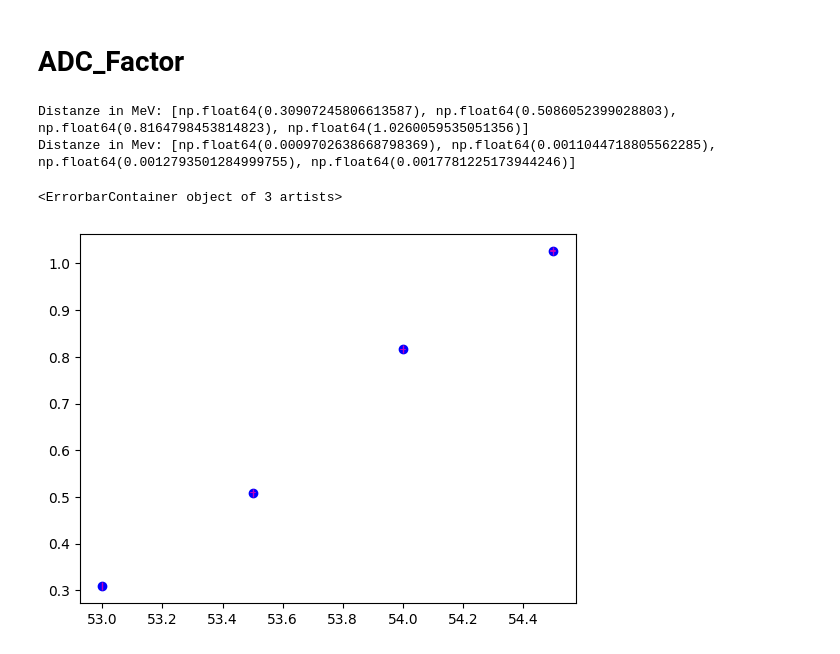
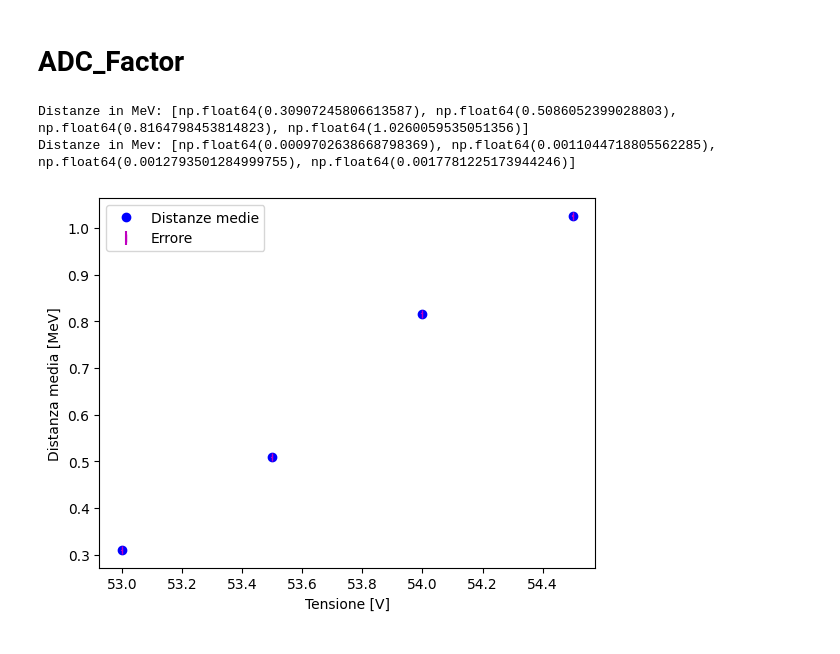
Before and after one commit to Pavar0tty/Laboratorio_SiPM, a Jupyter notebook: Analisi/Parte 1/Analisi Pettine/analisi_pettine(vero).ipynb, the cells around one changed output. Drawn from its saved outputs; the diff is of its cells as text; code cells hidden in the pictures.

```diff
--- a/Analisi/Parte 1/Analisi Pettine/analisi_pettine(vero).ipynb
+++ b/Analisi/Parte 1/Analisi Pettine/analisi_pettine(vero).ipynb
@@ -437,15 +437,18 @@ def ADC_factor():
 # %%
 Dist_MeV = [ peaks[i] * ADC_factor() /1.6e-13 for i in range(len(peaks)) ]
 Dist_MeV_err = [ peaks_err[i] * ADC_factor() /1.6e-13 for i in range(len(peaks)) ]
 print("Distanze in MeV:", Dist_MeV)
 print("Distanze in Mev:", Dist_MeV_err)
 
 fig, ax = plt.subplots()
 
 plt.plot([53, 53.5, 54, 54.5], Dist_MeV, 'o', color='blue', label='Distanze medie')
-ax.errorbar([53, 53.5, 54, 54.5], Dist_MeV, yerr=Dist_MeV_err,fmt = '|', elinewidth= 50, color='m', label='Distanze medie con errore')
+ax.errorbar([53, 53.5, 54, 54.5], Dist_MeV, yerr=Dist_MeV_err,fmt = '|', color='m', label='Errore')
+ax.set_xlabel('Tensione [V]')
+ax.set_ylabel('Distanza media [MeV]')
+plt.legend()
+plt.show()
 # %% [output]
 Distanze in MeV: [np.float64(0.30907245806613587), np.float64(0.5086052399028803), np.float64(0.8164798453814823), np.float64(1.0260059535051356)]
 Distanze in Mev: [np.float64(0.0009702638668798369), np.float64(0.0011044718805562285), np.float64(0.0012793501284999755), np.float64(0.0017781225173944246)]
-<ErrorbarContainer object of 3 artists>
-[figure, old version]
+[figure, new version]
```
Also changed, not shown: 7 other files.
